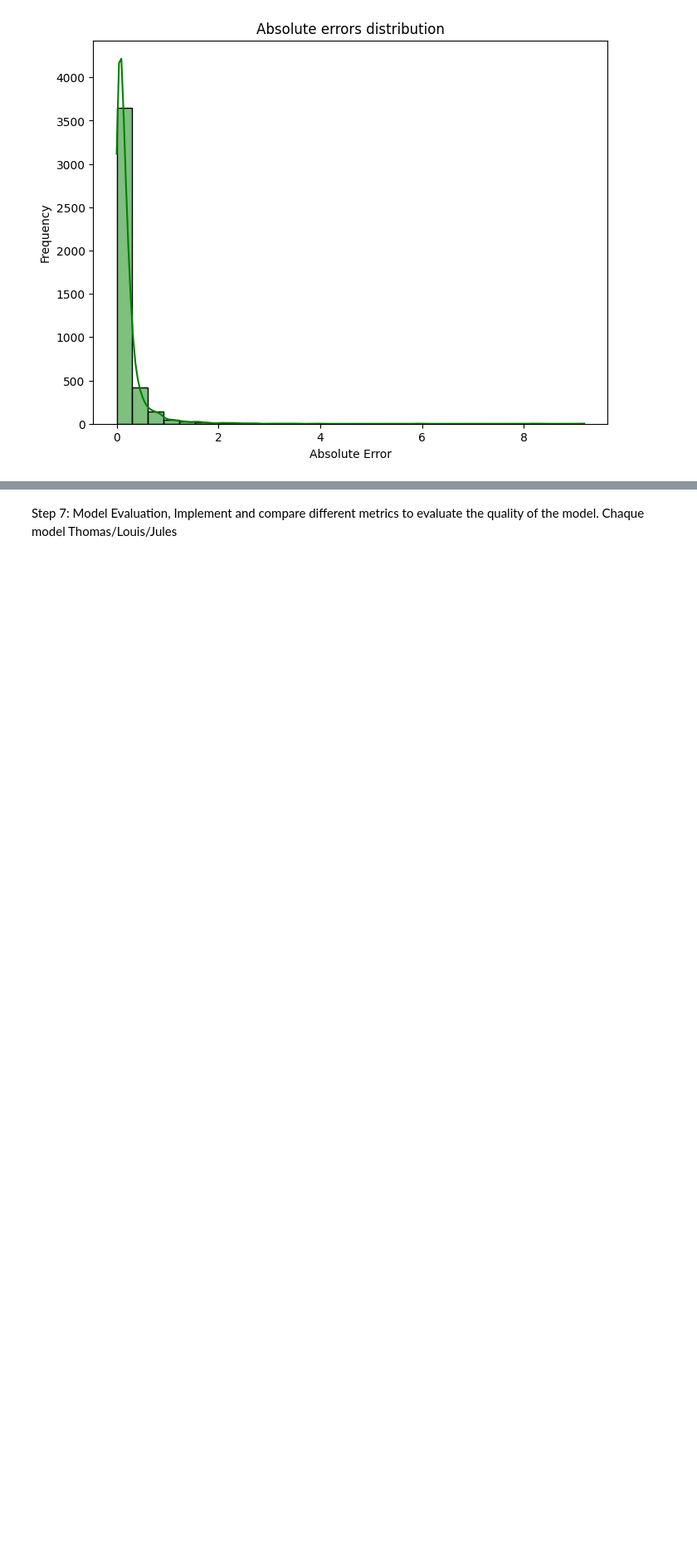
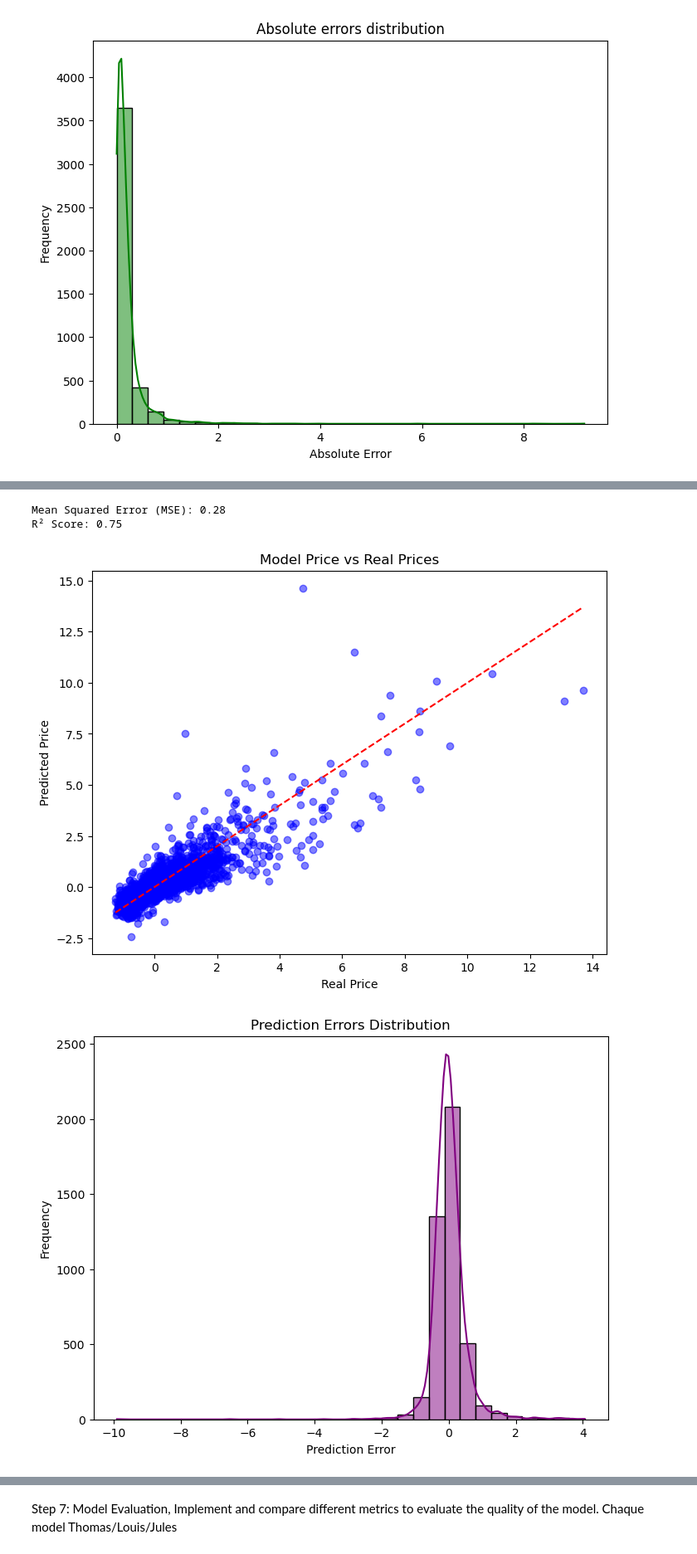
Before and after one commit to ThomasMrchl/machine-learning-algorithms, a Jupyter notebook: report.ipynb, the cells around one changed output, grey strips where cells are left out. Shown: that part at 83% size. Drawn from its saved outputs; the diff is of its cells as text; code cells hidden in the pictures; blank space fills up the shorter version.

Commit message:
Added Elastic Algorithm
Added Elastic Algorithm

```diff
--- a/report.ipynb
+++ b/report.ipynb
@@ -371,0 +397,69 @@ plt.show()
+# %%
+import pandas as pd
+import numpy as np
+from sklearn.model_selection import train_test_split
+from sklearn.linear_model import ElasticNet
+from sklearn.preprocessing import PolynomialFeatures
+from sklearn.metrics import mean_squared_error, r2_score
+
+X = processed_df.drop("price", axis=1)  # Features
+y = processed_df["price"]  # Target variable
+
+# Apply Polynomial Feature Transformation
+poly = PolynomialFeatures(degree=3, include_bias=True)
+X_poly = poly.fit_transform(X)
+
+# Create new DataFrame with polynomial features
+poly_columns = poly.get_feature_names_out(X.columns)
+X_poly_df = pd.DataFrame(X_poly, columns=poly_columns)
+
+
+# Split the data into training and testing sets
+X_train, X_test, y_train, y_test = train_test_split(X_poly_df, y, test_size=0.2, random_state=42)
+
+# Initialize and train the ElasticNet model
+elastic_net = ElasticNet(alpha=0.1, l1_ratio=0.5, random_state=42)
+elastic_net.fit(X_train, y_train)
+
+# Make predictions on the test set
+y_pred = elastic_net.predict(X_test)
+
+mse = mean_squared_error(y_test, y_pred)
+r2 = r2_score(y_test, y_pred)
+
+print(f"Mean Squared Error (MSE): {mse:.2f}")
+print(f"R² Score: {r2:.2f}")
+
+# Visualization: Real vs Predicted Prices
+import matplotlib.pyplot as plt
+plt.figure(figsize=(8, 6))
+plt.scatter(y_test, y_pred, color='blue', alpha=0.5)
+plt.plot([min(y_test), max(y_test)], [min(y_test), max(y_test)], color='red', linestyle='--')
+plt.xlabel('Real Price')
+plt.ylabel('Predicted Price')
+plt.title('Model Price vs Real Prices')
+plt.show()
+
+# Visualization: Prediction Errors Distribution
+errors = y_test - y_pred
+import seaborn as sns
+plt.figure(figsize=(8, 6))
+sns.histplot(errors, kde=True, color='purple', bins=30)
+plt.xlabel('Prediction Error')
+plt.ylabel('Frequency')
+plt.title('Prediction Errors Distribution')
+plt.show()
+
+# Visualization: Absolute Errors Distribution
+abs_errors = np.abs(errors)
+plt.figure(figsize=(8, 6))
+sns.histplot(abs_errors, kde=True, color='green', bins=30)
+plt.xlabel('Absolute Error')
+plt.ylabel('Frequency')
+plt.title('Absolute Errors Distribution')
+plt.show()
+# %% [output]
+Mean Squared Error (MSE): 0.28
+R² Score: 0.75
+[figure, added]
+[figure, added]
```
Also changed, not shown: parts of 2 cells of this notebook.
